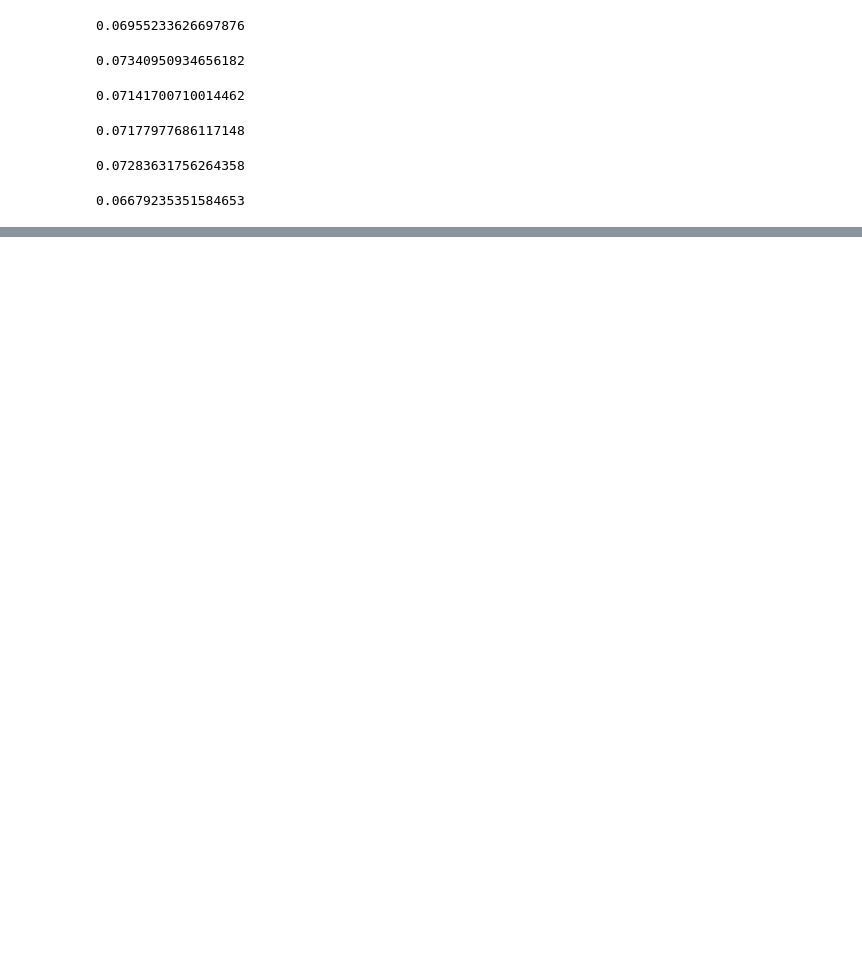
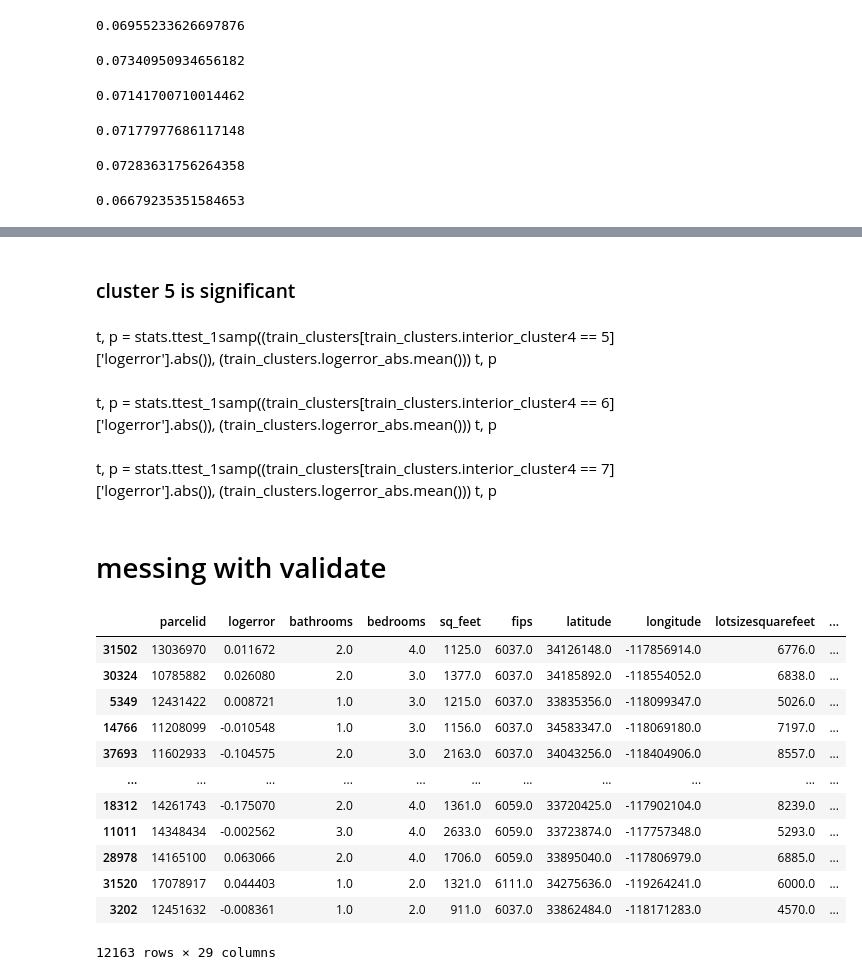
Before and after one commit to Michael-Mesa-Rae-Downen/project-3-clustering, a Jupyter notebook: working_notebook_michael.ipynb, the cells around one changed output, grey strips where cells are left out. Drawn from its saved outputs; the diff is of its cells as text; code cells hidden in the pictures; blank space fills up the shorter version.

Commit message:
working on showing cluster grouping on train, test, validate for modeling

```diff
--- a/working_notebook_michael.ipynb
+++ b/working_notebook_michael.ipynb
@@ -339,0 +439,29 @@ Name: logerror_abs, dtype: float64
+# %% [markdown]
+### cluster 5 is significant
+# %% [markdown]
+t, p = stats.ttest_1samp((train_clusters[train_clusters.interior_cluster4 == 5]['logerror'].abs()), (train_clusters.logerror_abs.mean()))
+t, p
+# %% [markdown]
+t, p = stats.ttest_1samp((train_clusters[train_clusters.interior_cluster4 == 6]['logerror'].abs()), (train_clusters.logerror_abs.mean()))
+t, p
+# %% [markdown]
+t, p = stats.ttest_1samp((train_clusters[train_clusters.interior_cluster4 == 7]['logerror'].abs()), (train_clusters.logerror_abs.mean()))
+t, p
+# %% [markdown]
+# messing with validate
+# %%
+validate
+# %% [output]
+|  | parcelid | logerror | bathrooms | bedrooms | sq_feet | fips | latitude | longitude | lotsizesquarefeet | ... |
+| 31502 | 13036970 | 0.011672 | 2.0 | 4.0 | 1125.0 | 6037.0 | 34126148.0 | -117856914.0 | 6776.0 | ... |
+| 30324 | 10785882 | 0.026080 | 2.0 | 3.0 | 1377.0 | 6037.0 | 34185892.0 | -118554052.0 | 6838.0 | ... |
+| 5349 | 12431422 | 0.008721 | 1.0 | 3.0 | 1215.0 | 6037.0 | 33835356.0 | -118099347.0 | 5026.0 | ... |
+| 14766 | 11208099 | -0.010548 | 1.0 | 3.0 | 1156.0 | 6037.0 | 34583347.0 | -118069180.0 | 7197.0 | ... |
+| 37693 | 11602933 | -0.104575 | 2.0 | 3.0 | 2163.0 | 6037.0 | 34043256.0 | -118404906.0 | 8557.0 | ... |
+| ... | ... | ... | ... | ... | ... | ... | ... | ... | ... | ... |
+| 18312 | 14261743 | -0.175070 | 2.0 | 4.0 | 1361.0 | 6059.0 | 33720425.0 | -117902104.0 | 8239.0 | ... |
+| 11011 | 14348434 | -0.002562 | 3.0 | 4.0 | 2633.0 | 6059.0 | 33723874.0 | -117757348.0 | 5293.0 | ... |
+| 28978 | 14165100 | 0.063066 | 2.0 | 4.0 | 1706.0 | 6059.0 | 33895040.0 | -117806979.0 | 6885.0 | ... |
+| 31520 | 17078917 | 0.044403 | 1.0 | 2.0 | 1321.0 | 6111.0 | 34275636.0 | -119264241.0 | 6000.0 | ... |
+| 3202 | 12451632 | -0.008361 | 1.0 | 2.0 | 911.0 | 6037.0 | 33862484.0 | -118171283.0 | 4570.0 | ... |
+12163 rows × 29 columns
```
Also changed, not shown: parts of 68 cells of this notebook.
